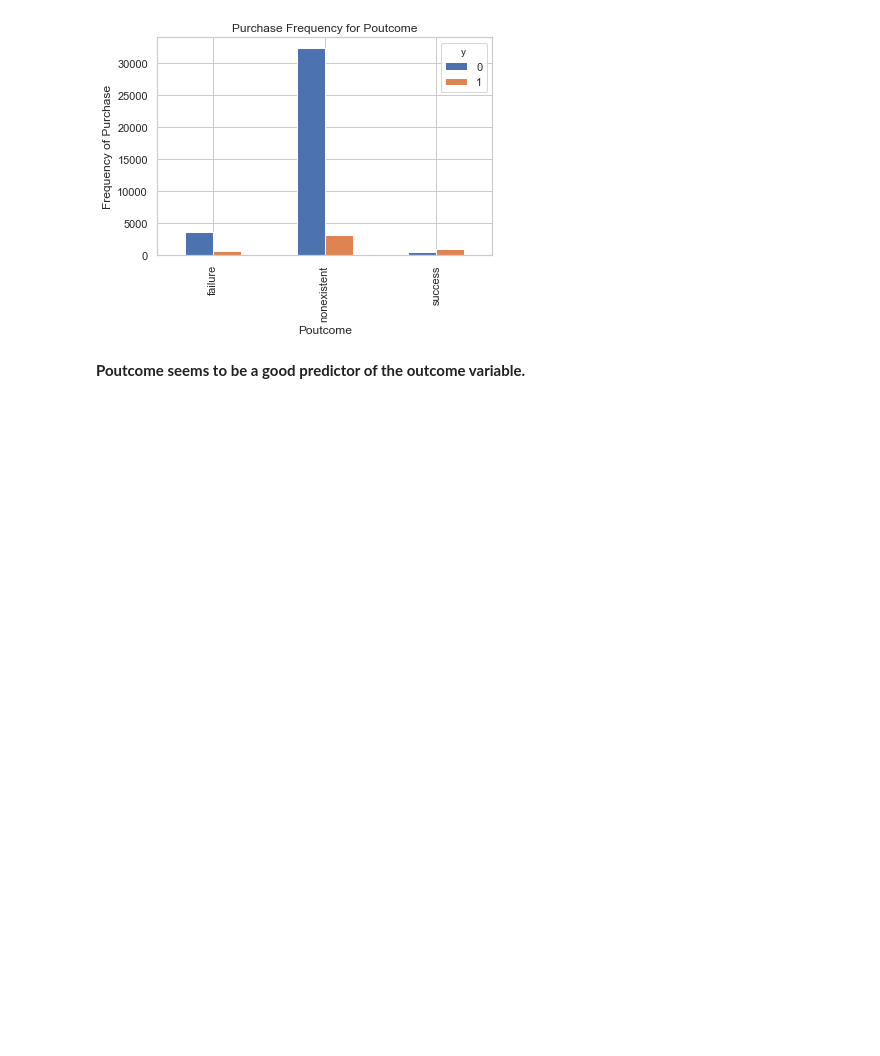
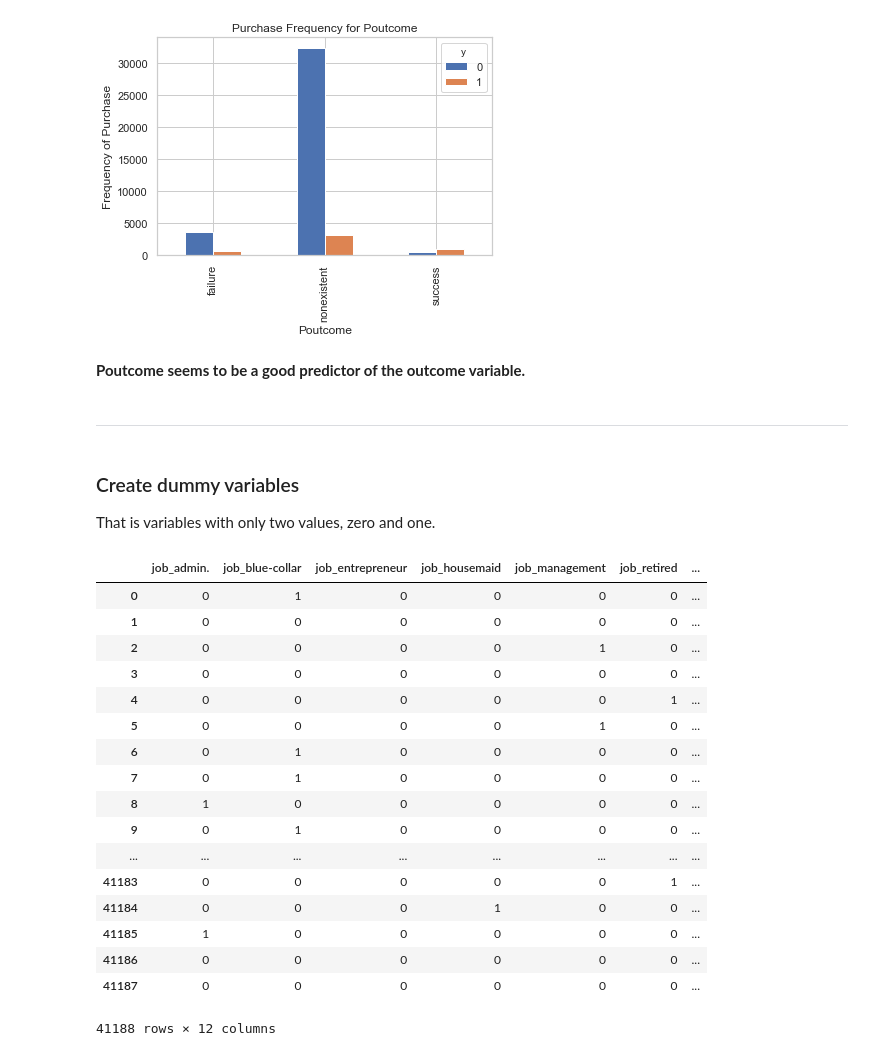
Before and after one commit to IgorAramb/ML_playground, a Jupyter notebook: logistic_regression/logistic_regression_01.ipynb, the cells around one changed output. Cells and saved outputs as stored; diff of their text form; code cells hidden in the pictures; blank space fills up the shorter version.

Commit message:
dummy variables added

```diff
--- a/logistic_regression/logistic_regression_01.ipynb
+++ b/logistic_regression/logistic_regression_01.ipynb
@@ -340,3 +340,29 @@ plt.savefig('pur_fre_pout_bar')
 [figure]
 # %% [markdown]
 __Poutcome seems to be a good predictor of the outcome variable.__
+# %% [markdown]
+--------------------------
+# %% [markdown]
+### Create dummy variables
+That is variables with only two values, zero and one.
+# %%
+ pd.get_dummies(df['job'], prefix='job')
+# %% [output]
+|  | job_admin. | job_blue-collar | job_entrepreneur | job_housemaid | job_management | job_retired | ... |
+| 0 | 0 | 1 | 0 | 0 | 0 | 0 | ... |
+| 1 | 0 | 0 | 0 | 0 | 0 | 0 | ... |
+| 2 | 0 | 0 | 0 | 0 | 1 | 0 | ... |
+| 3 | 0 | 0 | 0 | 0 | 0 | 0 | ... |
+| 4 | 0 | 0 | 0 | 0 | 0 | 1 | ... |
+| 5 | 0 | 0 | 0 | 0 | 1 | 0 | ... |
+| 6 | 0 | 1 | 0 | 0 | 0 | 0 | ... |
+| 7 | 0 | 1 | 0 | 0 | 0 | 0 | ... |
+| 8 | 1 | 0 | 0 | 0 | 0 | 0 | ... |
+| 9 | 0 | 1 | 0 | 0 | 0 | 0 | ... |
+| ... | ... | ... | ... | ... | ... | ... | ... |
+| 41183 | 0 | 0 | 0 | 0 | 0 | 1 | ... |
+| 41184 | 0 | 0 | 0 | 1 | 0 | 0 | ... |
+| 41185 | 1 | 0 | 0 | 0 | 0 | 0 | ... |
+| 41186 | 0 | 0 | 0 | 0 | 0 | 0 | ... |
+| 41187 | 0 | 0 | 0 | 0 | 0 | 0 | ... |
+41188 rows × 12 columns
```
Also changed, not shown: parts of 7 cells of this notebook.
